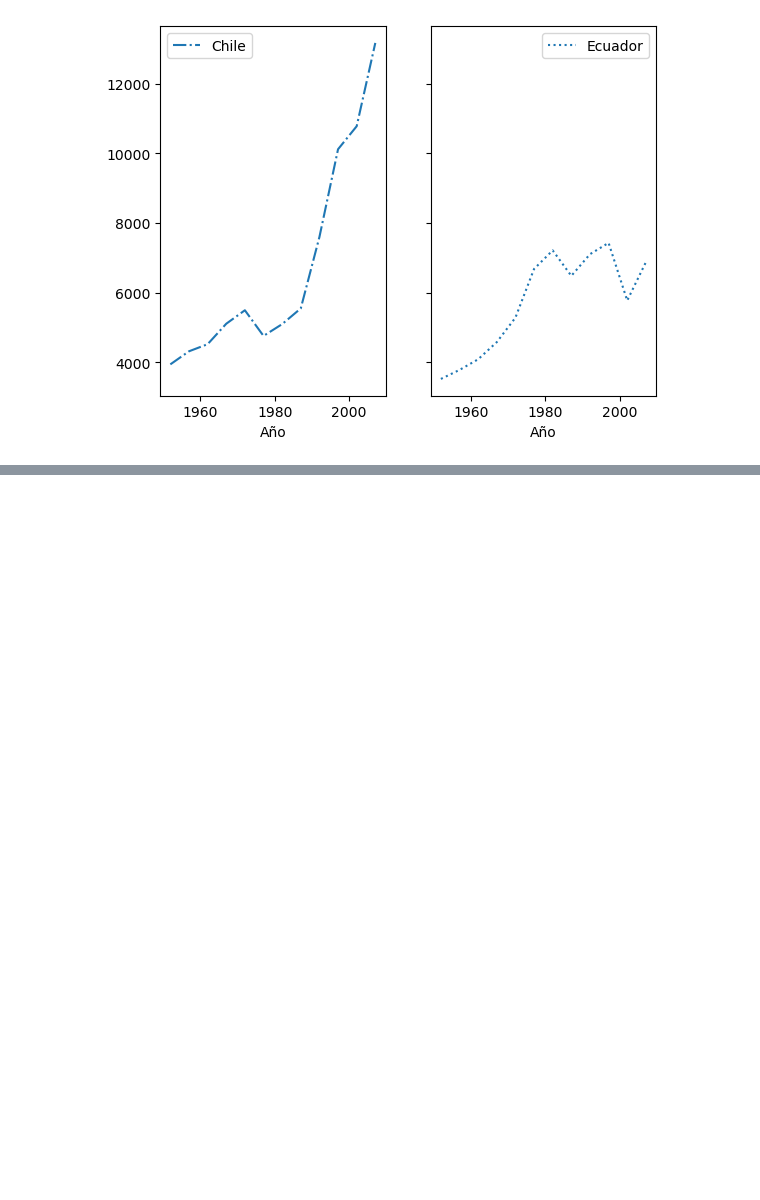
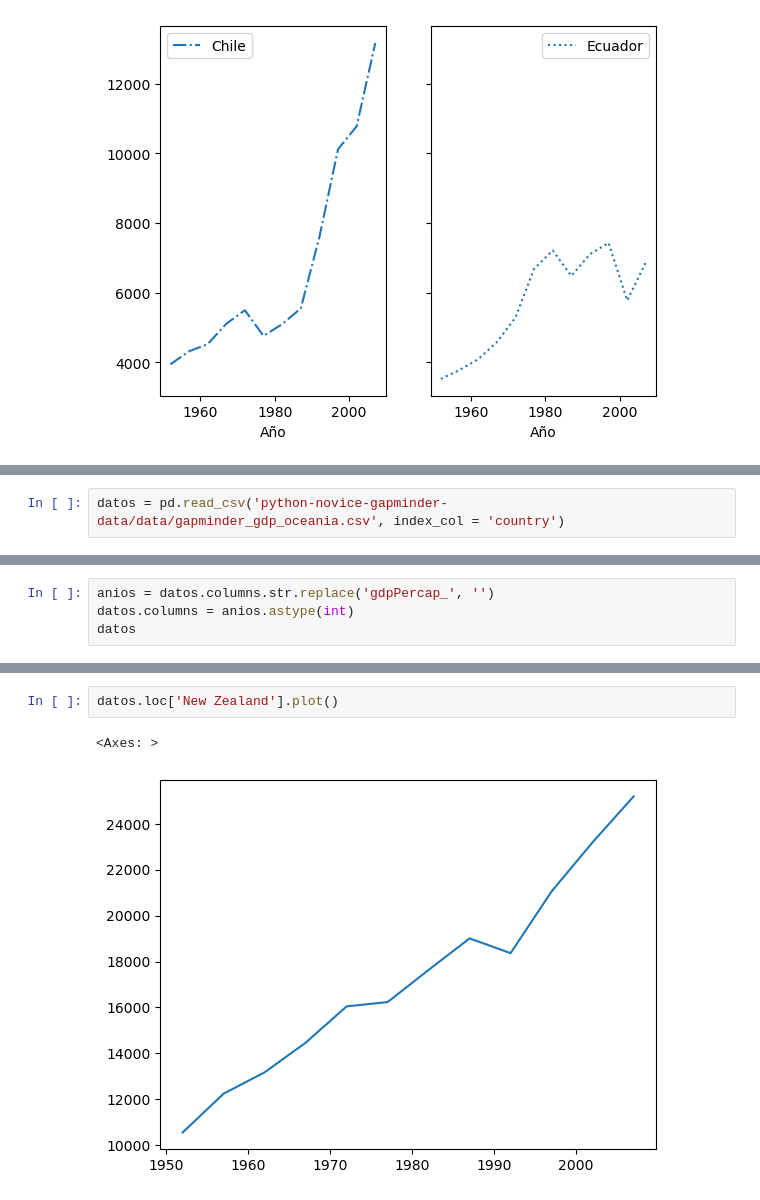
Before and after one commit to laboratoriolide/new-dimensions-materiales, a Jupyter notebook: Python/Semana_4.ipynb, the cells around one changed output, grey strips where cells are left out. Cells and saved outputs as stored; diff of their text form; blank space fills up the shorter version.

```diff
--- a/Python/Semana_4.ipynb
+++ b/Python/Semana_4.ipynb
@@ -186,0 +190,2 @@ Text(0.5, 0, 'Año')
+# %%
+datos = pd.read_csv('python-novice-gapminder-data/data/gapminder_gdp_oceania.csv', index_col = 'country')
@@ -186,0 +199,4 @@ Text(0.5, 0, 'Año')
+# %%
+anios = datos.columns.str.replace('gdpPercap_', '')
+datos.columns = anios.astype(int)
+datos
@@ -186,0 +208,5 @@ Text(0.5, 0, 'Año')
+# %%
+datos.loc['New Zealand'].plot()
+# %% [output]
+<Axes: >
+[figure, added]
```
Also changed, not shown: parts of 8 cells of this notebook, 1 other file.
